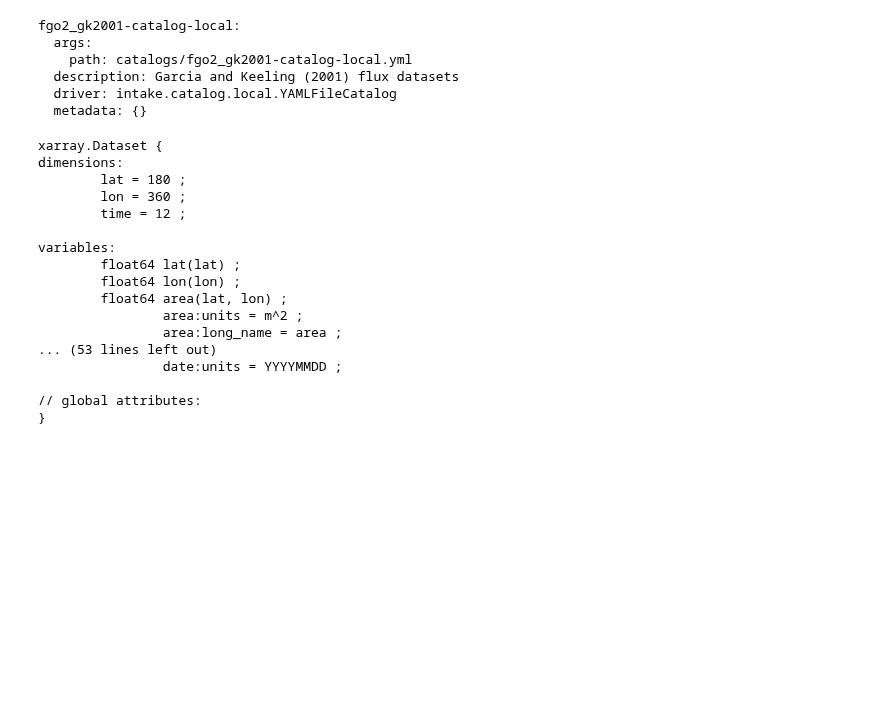
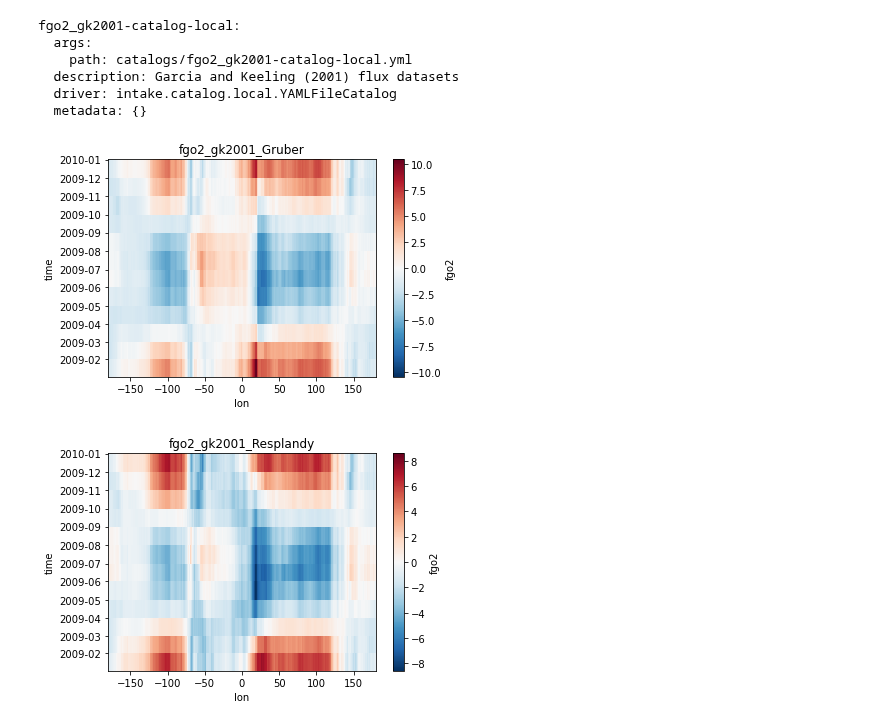
Before and after one commit to matt-long/sno-analysis, a Jupyter notebook: notebooks/_fgo2_gk2001.ipynb, the cells around one changed output. Saved outputs shown, nothing was run; the diff lists cells and outputs as text; code cells hidden in the pictures; blank space fills up the shorter version.

```diff
--- a/notebooks/_fgo2_gk2001.ipynb
+++ b/notebooks/_fgo2_gk2001.ipynb
@@ -172,18 +213,19 @@ for product in ["Gruber", "Resplandy"]:
     for v in dso_dst_data.data_vars:
         dso[v] = dso_dst_data[v]
     dso["date"] = ds.date
+    dso["climatology_bounds"] = ds.climatology_bounds
 
     for v in dso.data_vars:
         if "_FillValue" not in dso[v].encoding:
             dso[v].encoding["_FillValue"] = None
 
-    file_out[product] = f"{dirout}/garcia-keeling.fgo2.shft_{shift_time:0.0f}d.scale_{scaleby}.{product.lower()}_ann.nc"
+    file_out[product] = f"{dirout}/fgo2.garcia-keeling.monclim.shft_{shift_time:0.0f}d.scale_{scaleby}.{product.lower()}_ann.nc"
 
     if clobber and os.path.exists(file_out[product]):
         os.remove(file_out[product])
 
     if not os.path.exists(file_out[product]):
         print(f"writing {file_out[product]}")
-        dso.to_netcdf(file_out[product])
+        util.to_netcdf_clean(dso, file_out[product])
 dso
 # %% [output]
@@ -245,22 +304,9 @@ fgo2_gk2001-catalog-local:
 # %%
 for key in cat._entries.keys():
     dsi = cat[key].to_dask().compute()
-    dsi.info()
+    plt.figure()
+    dsi.fgo2.mean('lat').plot()
+    plt.title(key)
 # %% [output]
-xarray.Dataset {
-dimensions:
-        lat = 180 ;
-        lon = 360 ;
-        time = 12 ;
-
-variables:
-        float64 lat(lat) ;
-        float64 lon(lon) ;
-        float64 area(lat, lon) ;
-                area:units = m^2 ;
-                area:long_name = area ;
-... (53 lines left out)
-                date:units = YYYYMMDD ;
-
-// global attributes:
-}
+[figure, added]
+[figure, added]
```
Also changed, not shown: parts of 7 cells of this notebook, 5 other files.
